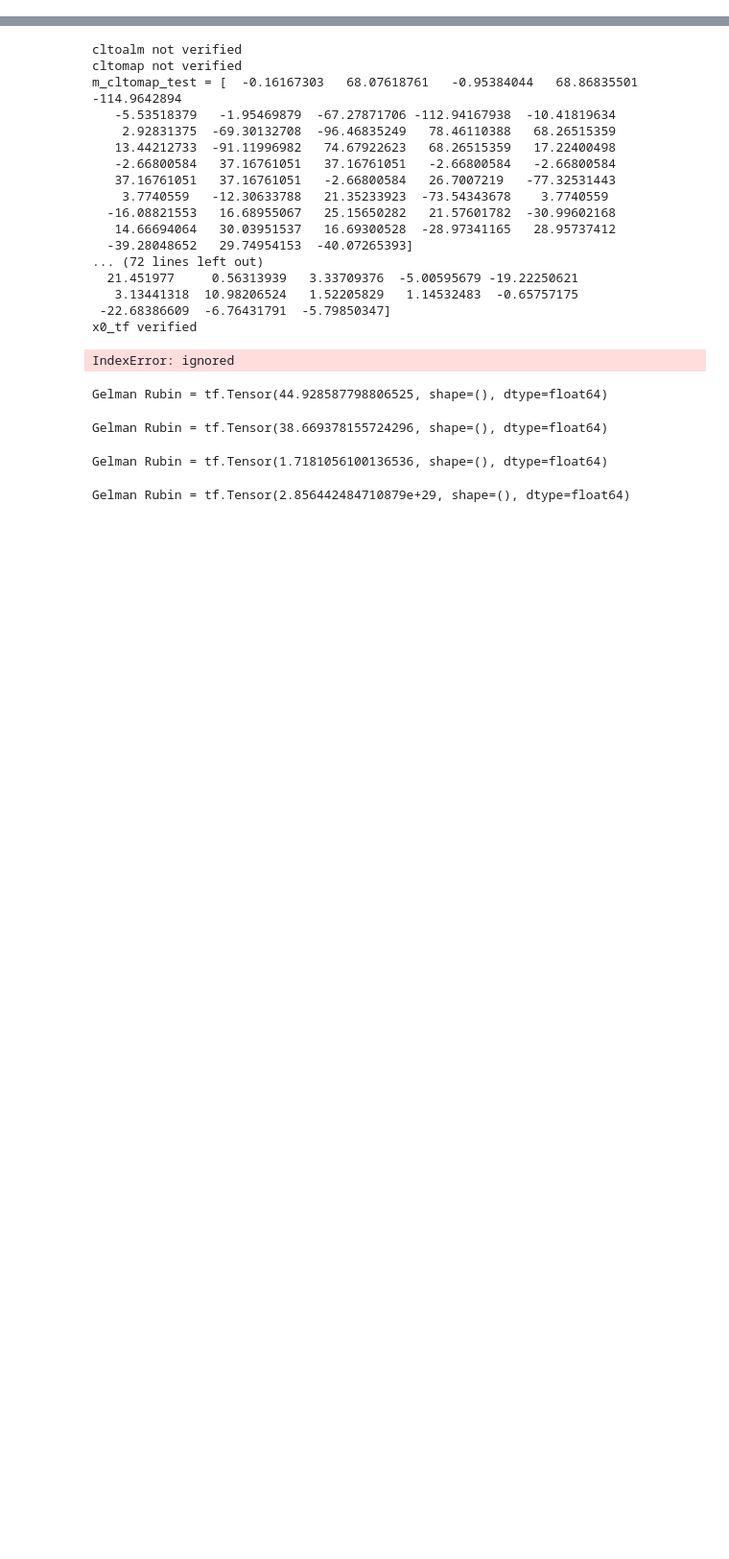
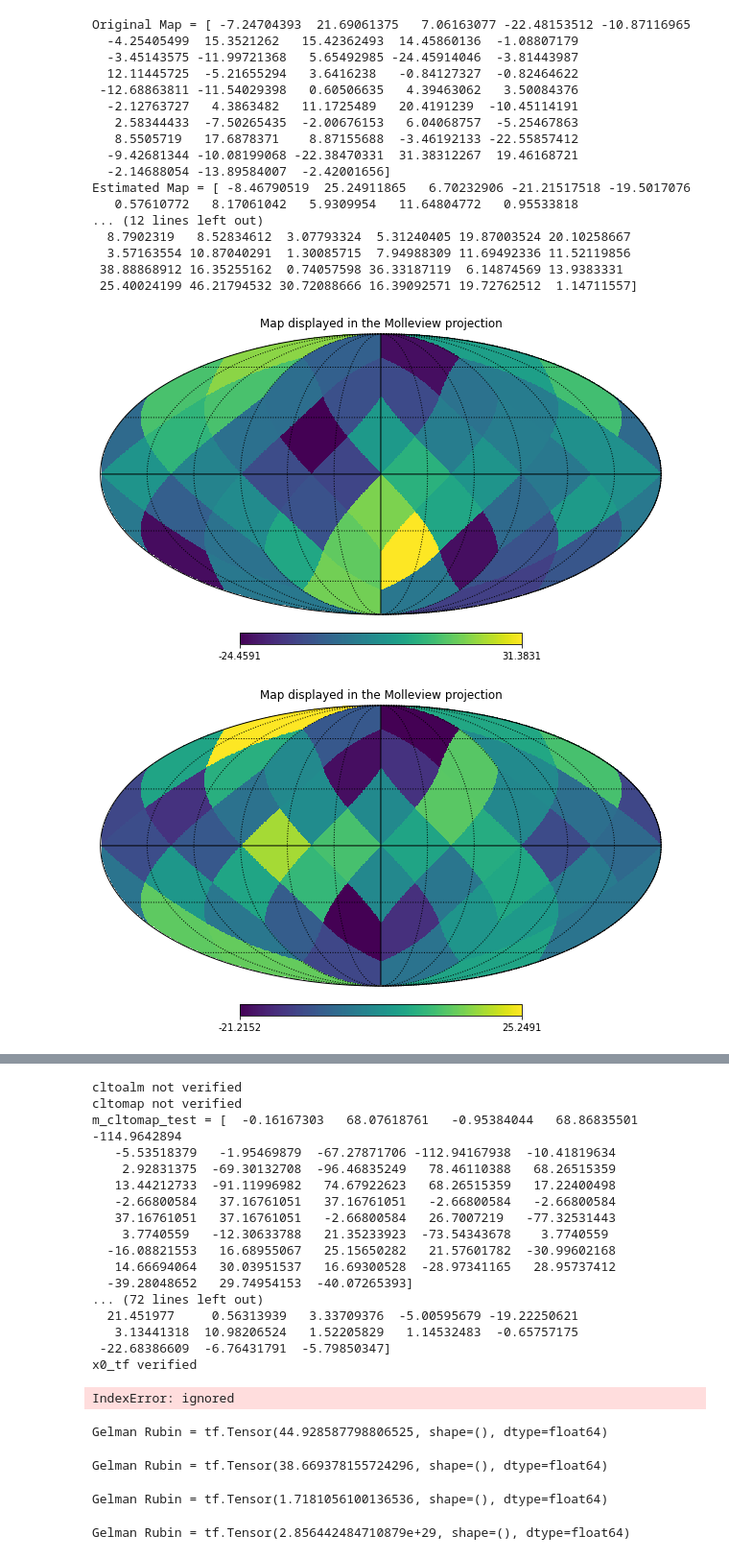
Before and after one commit to OscarHickman/Characterisation-of-Photon-BEC-phase-diagram-using-Machine-Learning, a Jupyter notebook: CMB_with_advanced_sampling_techniques.ipynb, the cells around one changed output, grey strips where cells are left out. Shown at 96% size. Saved outputs shown, nothing was run; the diff lists cells and outputs as text; code cells hidden in the pictures; blank space fills up the shorter version.

```diff
--- a/CMB_with_advanced_sampling_techniques.ipynb
+++ b/CMB_with_advanced_sampling_techniques.ipynb
@@ -620,0 +783,12 @@ psi = tf.Tensor(90.83763458221567, shape=(), dtype=float64)
+# %%
+nsamples = samples.numpy()
+print(nsamples)
+abe = np.array([])
+for i in range(len(nsamples)):
+    abe = np.insert(abe,i,[nsamples[i]])
+    abe[i].append([nsamples[i]])
+print(abe)
+#print(np.array(tfp.mcmc.diagnostic.potential_scale_reduction(abe)))
+#a = samples[:,0]
+#abbe = tf.constant([a])
+#print(abbe)
@@ -620,0 +884,36 @@ psi = tf.Tensor(90.83763458221567, shape=(), dtype=float64)
+# %%
+ralm_samples = tf.slice(samples,[0,lmax-2],[len(samples),len_ralm]) #The real alm samples from the adaptive step size HMC
+ialm_samples = tf.slice(samples,[0,(lmax-2 + len_ralm)],[len(samples),len_ralm-(2*lmax - 1)]) #The imaginary alm samples from the adaptive step size HMC
+mean_ralm = [tf.math.reduce_mean(ralm_samples[:,i])  for i in range(len_ralm)] #The mean of all the samples from the real alms
+mean_ialm = [tf.math.reduce_mean(ialm_samples[:,i])  for i in range(len_ralm-(2*lmax - 1))] #The mean of all the samples from the imaginary alms
+std_ralm = [tf.math.reduce_std(ralm_samples[:,i])  for i in range(len_ralm)] #The standard deviation of all the samples from the real alms
+std_ialm = [tf.math.reduce_std(ialm_samples[:,i])  for i in range(len_ralm-(2*lmax - 1))] #The standard deviation of all the samples from the imaginary alms
+mean_alm = splittosingularalm_tf(mean_ralm, mean_ialm)
+hmean_alm = almmotho(mean_alm,lmax)
+mean_map = almtomap(hmean_alm,NSIDE) #The mean samples from the HMC as a map
+mollviewmap(orig_map) #Plot of the original map
+mollviewmap(mean_map) #Plot of the mean samples from the HMC as a map
+mollviewmap(abs(orig_map - mean_map)) #A plot of the difference between the original and sampled maps.
+print('Original Map =',orig_map)
+print('Estimated Map =',mean_map)
+print('Absolute Difference =', abs(orig_map - mean_map))
+# %% [output]
+Original Map = [ -7.24704393  21.69061375   7.06163077 -22.48153512 -10.87116965
+  -4.25405499  15.3521262   15.42362493  14.45860136  -1.08807179
+  -3.45143575 -11.99721368   5.65492985 -24.45914046  -3.81443987
+  12.11445725  -5.21655294   3.6416238   -0.84127327  -0.82464622
+ -12.68863811 -11.54029398   0.60506635   4.39463062   3.50084376
+  -2.12763727   4.3863482   11.1725489   20.4191239  -10.45114191
+   2.58344433  -7.50265435  -2.00676153   6.04068757  -5.25467863
+   8.5505719   17.6878371    8.87155688  -3.46192133 -22.55857412
+  -9.42681344 -10.08199068 -22.38470331  31.38312267  19.46168721
+  -2.14688054 -13.89584007  -2.42001656]
+Estimated Map = [ -8.46790519  25.24911865   6.70232906 -21.21517518 -19.5017076
+   0.57610772   8.17061042   5.9309954   11.64804772   0.95533818
+... (12 lines left out)
+  8.7902319   8.52834612  3.07793324  5.31240405 19.87003524 20.10258667
+  3.57163554 10.87040291  1.30085715  7.94988309 11.69492336 11.52119856
+ 38.88868912 16.35255162  0.74057598 36.33187119  6.14874569 13.9383331
+ 25.40024199 46.21794532 30.72088666 16.39092571 19.72762512  1.14711557]
+[figure, added]
+[figure, added]
```
Also changed, not shown: parts of 38 cells of this notebook.
